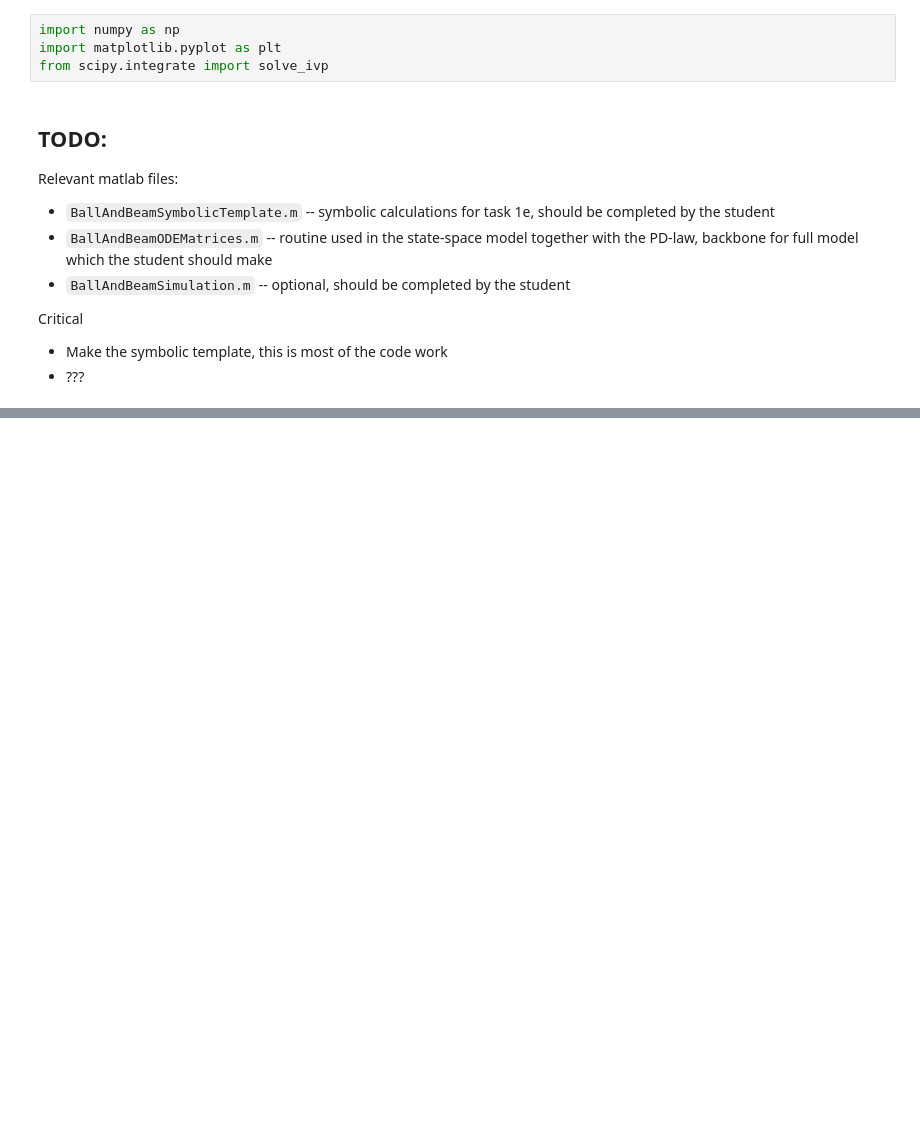
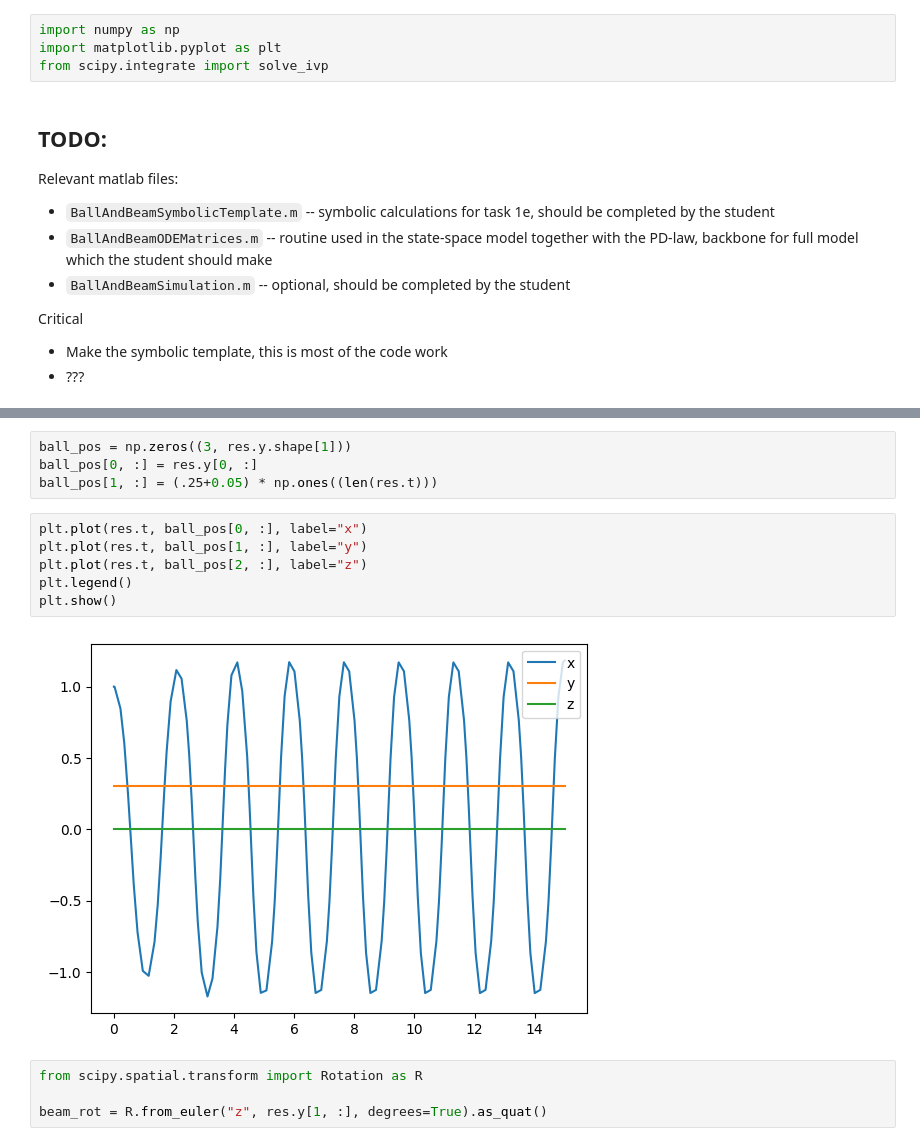
Before and after one commit to TTK4130/ttk4130.github.io, a Jupyter notebook: docs/assignments/code/assignment-5-ball-and-beam.ipynb, the cells around one changed output, grey strips where cells are left out. Cells and saved outputs as stored; diff of their text form; blank space fills up the shorter version.

```diff
--- a/docs/assignments/code/assignment-5-ball-and-beam.ipynb
+++ b/docs/assignments/code/assignment-5-ball-and-beam.ipynb
@@ -62,0 +178,16 @@ param = sm.Matrix([J, M, R, g])
+# %%
+ball_pos = np.zeros((3, res.y.shape[1]))
+ball_pos[0, :] = res.y[0, :]
+ball_pos[1, :] = (.25+0.05) * np.ones((len(res.t)))
+# %%
+plt.plot(res.t, ball_pos[0, :], label="x")
+plt.plot(res.t, ball_pos[1, :], label="y")
+plt.plot(res.t, ball_pos[2, :], label="z")
+plt.legend()
+plt.show()
+# %% [output]
+[figure, added]
+# %%
+from scipy.spatial.transform import Rotation as R
+
+beam_rot = R.from_euler("z", res.y[1, :], degrees=True).as_quat()
```
Also changed, not shown: parts of 21 cells of this notebook.
